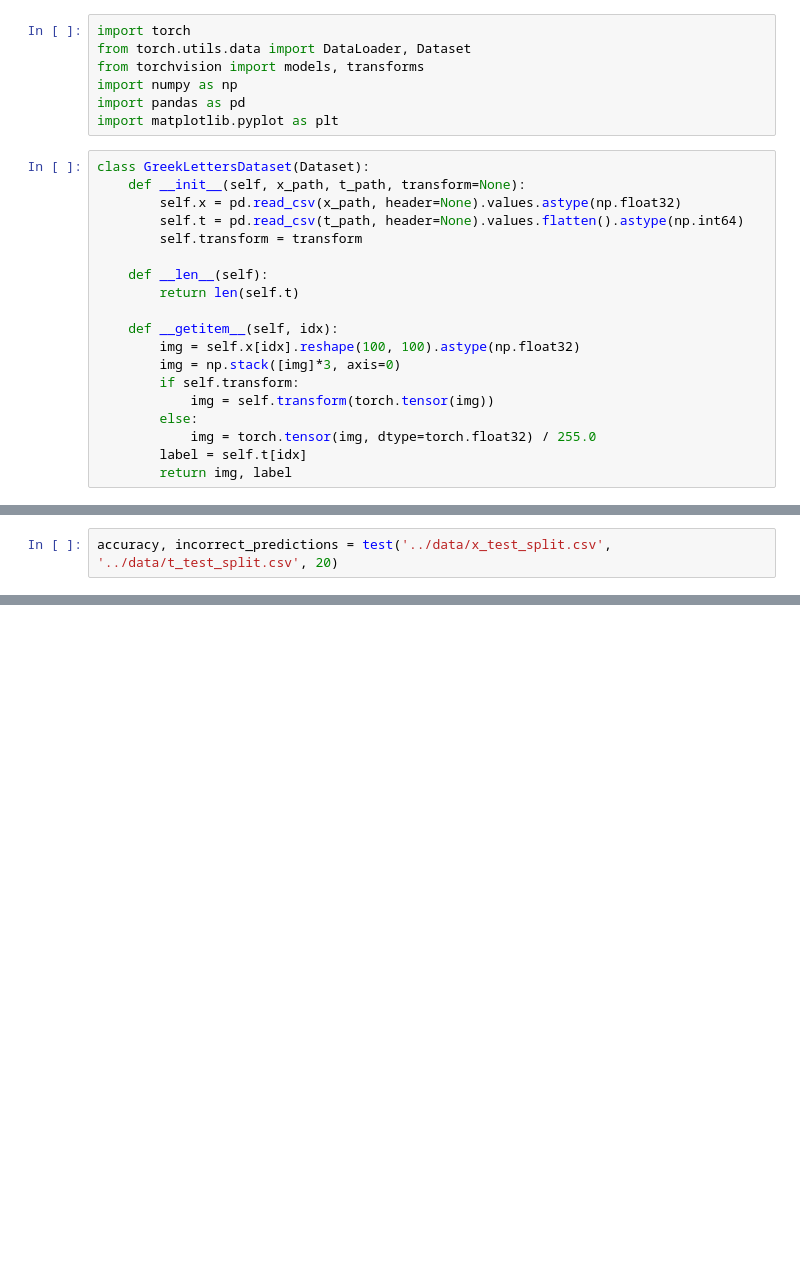
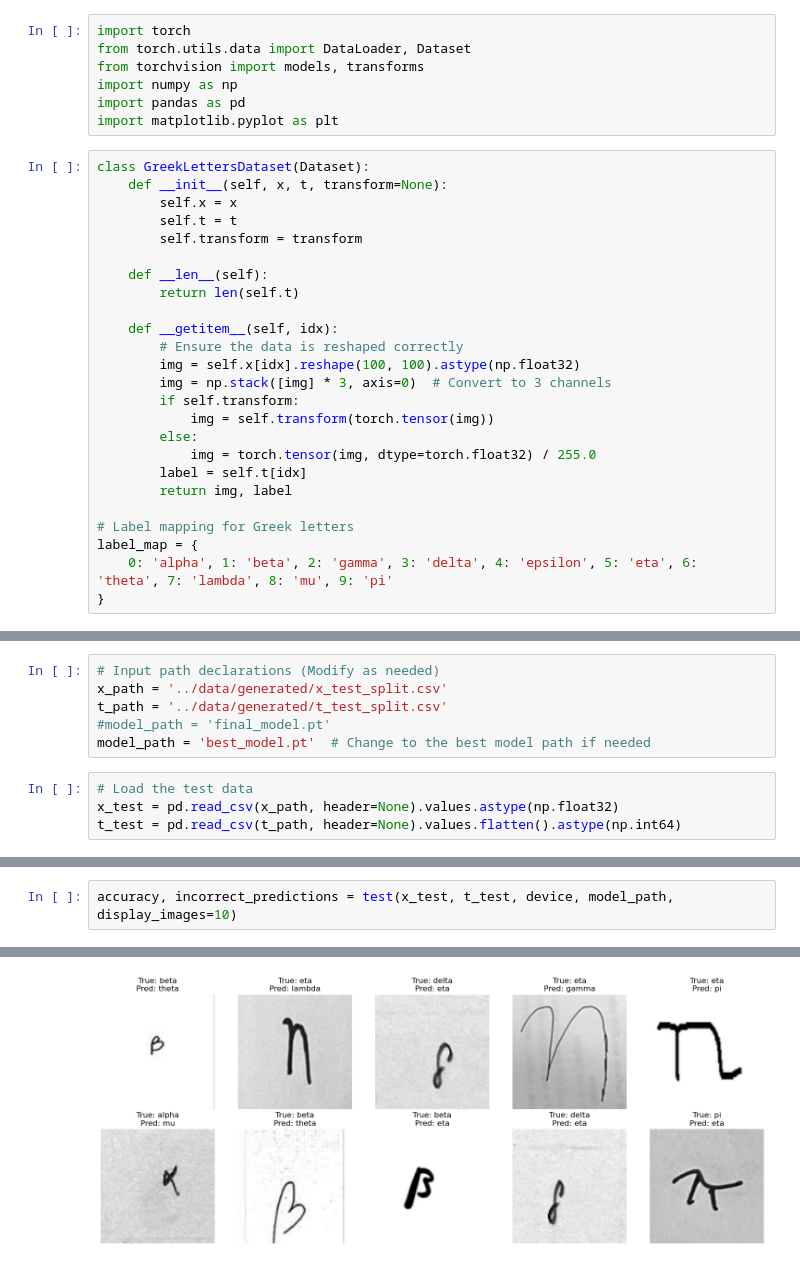
Before and after one commit to Justin-Toth/EEL4773-Final-Project, a Jupyter notebook: model/test.ipynb, the cells around one changed output, grey strips where cells are left out. Drawn from its saved outputs; the diff is of its cells as text; blank space fills up the shorter version.

Commit message:
Updated notebooks and included final model/best model

```diff
--- a/model/test.ipynb
+++ b/model/test.ipynb
@@ -7,20 +10,26 @@ import pandas as pd
 import matplotlib.pyplot as plt
 # %%
 class GreekLettersDataset(Dataset):
-    def __init__(self, x_path, t_path, transform=None):
-        self.x = pd.read_csv(x_path, header=None).values.astype(np.float32)
-        self.t = pd.read_csv(t_path, header=None).values.flatten().astype(np.int64)
+    def __init__(self, x, t, transform=None):
+        self.x = x
+        self.t = t
         self.transform = transform
 
     def __len__(self):
         return len(self.t)
 
     def __getitem__(self, idx):
+        # Ensure the data is reshaped correctly
         img = self.x[idx].reshape(100, 100).astype(np.float32)
-        img = np.stack([img]*3, axis=0)
+        img = np.stack([img] * 3, axis=0)  # Convert to 3 channels
         if self.transform:
             img = self.transform(torch.tensor(img))
         else:
             img = torch.tensor(img, dtype=torch.float32) / 255.0
         label = self.t[idx]
         return img, label
+
+# Label mapping for Greek letters
+label_map = {
+    0: 'alpha', 1: 'beta', 2: 'gamma', 3: 'delta', 4: 'epsilon', 5: 'eta', 6: 'theta', 7: 'lambda', 8: 'mu', 9: 'pi'
+}
@@ -118,2 +35,0 @@ def test(x_path, t_path, display_images=5):
-# %%
-accuracy, incorrect_predictions = test('../data/x_test_split.csv', '../data/t_test_split.csv', 20)
@@ -124,0 +143,10 @@ Visualizing 20 incorrect predictions:
+# %%
+# Input path declarations (Modify as needed)
+x_path = '../data/generated/x_test_split.csv'
+t_path = '../data/generated/t_test_split.csv'
+#model_path = 'final_model.pt'
+model_path = 'best_model.pt'  # Change to the best model path if needed
+# %%
+# Load the test data
+x_test = pd.read_csv(x_path, header=None).values.astype(np.float32)
+t_test = pd.read_csv(t_path, header=None).values.flatten().astype(np.int64)
@@ -124,0 +159,3 @@ Visualizing 20 incorrect predictions:
+# %%
+accuracy, incorrect_predictions = test(x_test, t_test, device, model_path, display_images=10)
+# %% [output]
@@ -124,0 +172 @@ Visualizing 20 incorrect predictions:
+[figure, added]
```
Also changed, not shown: parts of 8 cells of this notebook, 3 other files.
